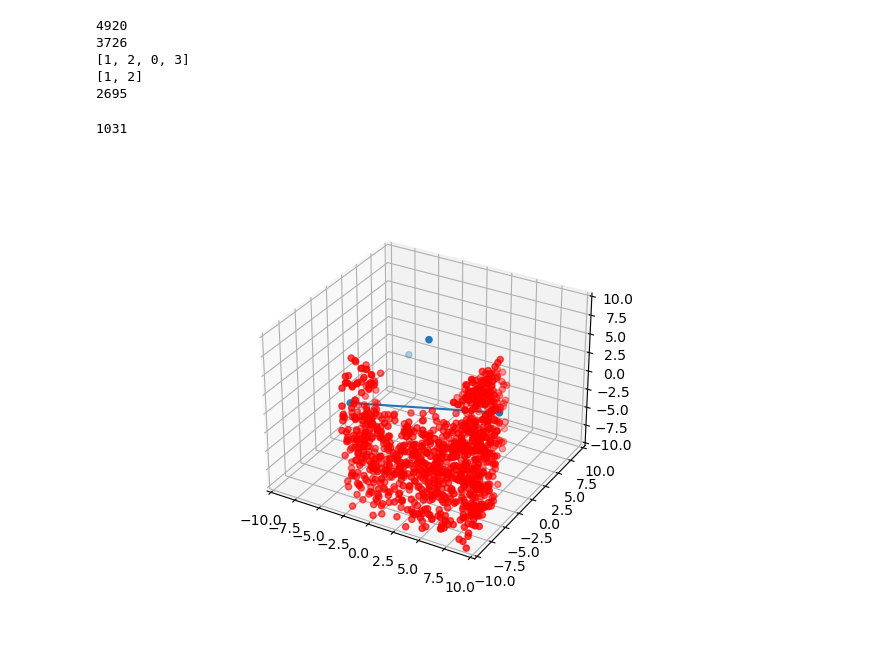
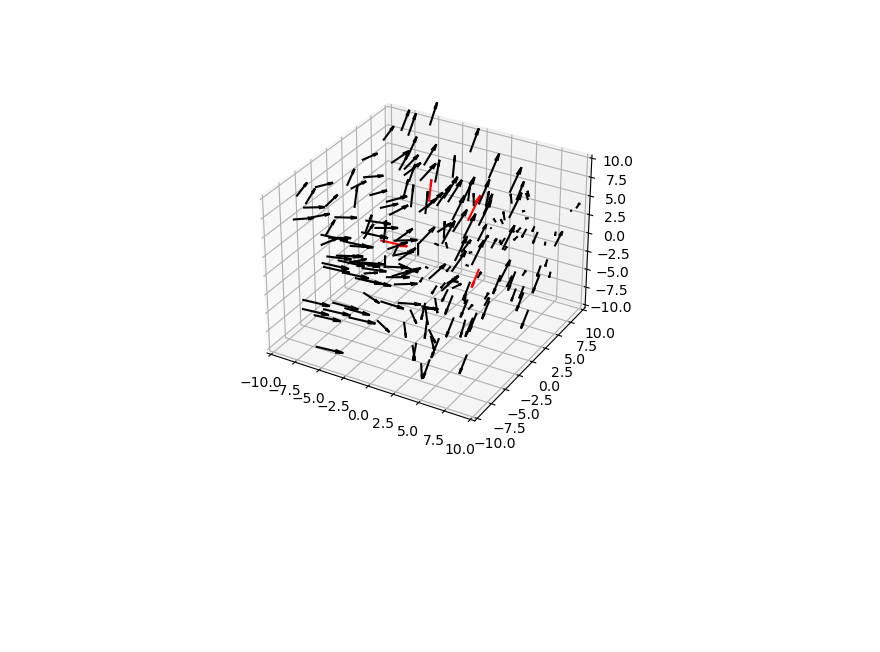
Before and after one commit to uibcdf/LinDelInt, a Jupyter notebook: docs/ldi_3D.ipynb, the cells around one changed output. Cells and saved outputs as stored; diff of their text form; code cells hidden in the pictures; blank space fills up the shorter version.

```diff
--- a/docs/ldi_3D.ipynb
+++ b/docs/ldi_3D.ipynb
@@ -25,10 +53,20 @@ points = np.random.uniform(-10, 10, (n_points, 3))
 # %%
-#fig = plt.figure()
-#ax = fig.add_subplot(111, projection='3d')
-#ax.scatter(vertices[:,0], vertices[:,1], vertices[:,2])
+fig = plt.figure()
+ax = fig.add_subplot(111, projection='3d')
 
-#ax.axes.set_xlim3d(-10, 10)
-#ax.axes.set_ylim3d(-10, 10)
-#ax.axes.set_zlim3d(-10, 10)
+ax.quiver(points[:,0], points[:,1], points[:,2],
+          properties[:,0], properties[:,1], properties[:,2],
+          color='r')
 
-#plt.show()
+ax.quiver(new_points[:,0], new_points[:,1], new_points[:,2],
+          new_properties[:,0], new_properties[:,1], new_properties[:,2],
+          color='k')
+
+
+ax.axes.set_xlim3d(-10, 10)
+ax.axes.set_ylim3d(-10, 10)
+ax.axes.set_zlim3d(-10, 10)
+
+plt.show()
+# %% [output]
+[figure, added]
@@ -37,27 +72,0 @@ interpolator = ldi.Interpolator(vertices, v_vertices)
-# %%
-va = interpolator.do_your_thing(points)
-# %% [output]
-4920
-3726
-[1, 2, 0, 3]
-[1, 2]
-2695
-# %%
-len(va)
-# %% [output]
-1031
-# %%
-fig = plt.figure()
-ax = fig.add_subplot(111, projection='3d')
-ax.scatter(vertices[:,0], vertices[:,1], vertices[:,2])
-ax.plot([vertices[1,0], vertices[2,0]], [vertices[1,1],vertices[2,1]], [vertices[1,2],vertices[2,2]])
-
-ax.scatter(points[va,0], points[va,1], points[va,2], color='r')
-
-ax.axes.set_xlim3d(-10, 10)
-ax.axes.set_ylim3d(-10, 10)
-ax.axes.set_zlim3d(-10, 10)
-
-plt.show()
-# %% [output]
-[figure, removed]
```
Also changed, not shown: parts of 9 cells of this notebook, 2 other files.
